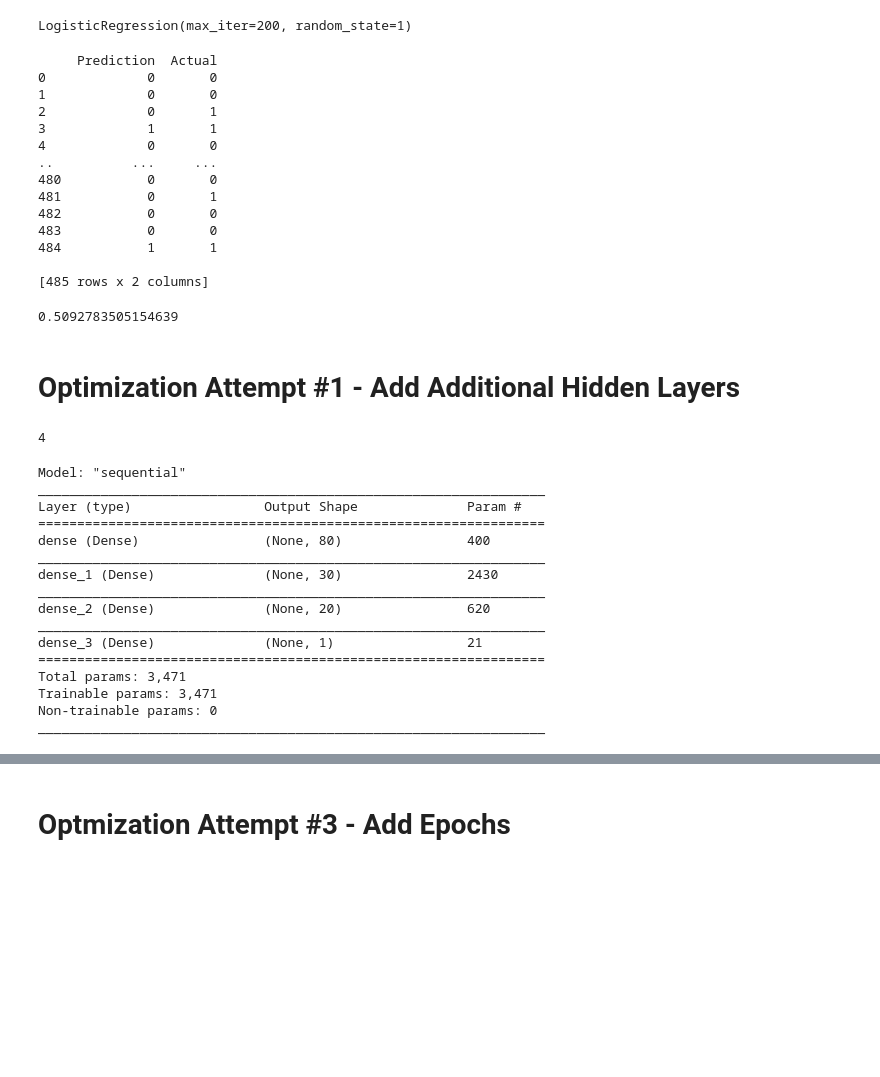
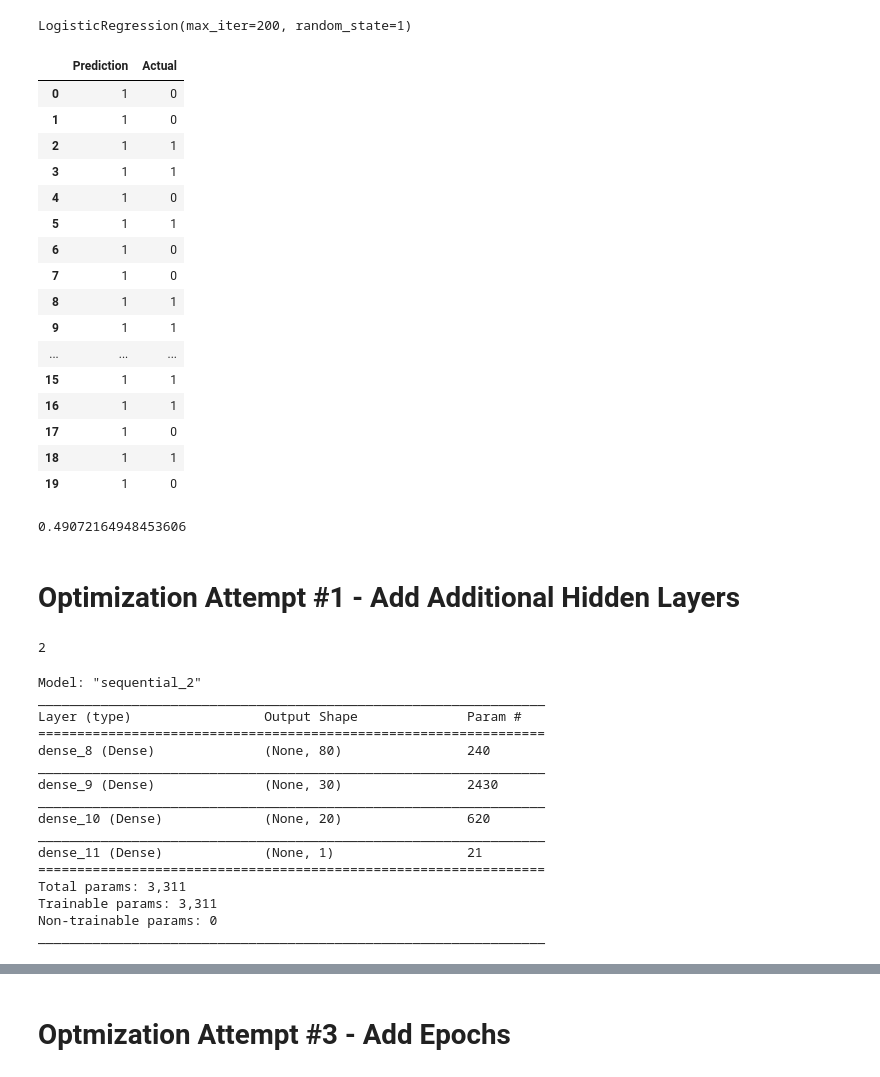
Before and after one commit to BooneyBeCoding/final_project, a Jupyter notebook: Reddit_VADER_MLM.ipynb, the cells around one changed output, grey strips where cells are left out. Drawn from its saved outputs; the diff is of its cells as text; code cells hidden in the pictures; blank space fills up the shorter version.

Commit message:
adding back in "score" and "num of comments"

```diff
--- a/Reddit_VADER_MLM.ipynb
+++ b/Reddit_VADER_MLM.ipynb
@@ -170,7 +168,7 @@ reddit_df
 # %%
 # Creating X and Y sets
 y = reddit_df["subreddit"]
-X = reddit_df.drop(columns=["subreddit","title","url","date","num_comments","score"])
+X = reddit_df.drop(columns=["subreddit","title","url","date","compound","neu","neg","pos"])
 # %%
 # Breaking sets into train and test.
 from sklearn.model_selection import train_test_split
@@ -188,48 +186,61 @@ y.value_counts()
 0    987
 1    953
 Name: subreddit, dtype: int64
+# %%
+# create scaler instances
+scaler = StandardScaler()
+
+# fit scaler
+X_scaler = scaler.fit(X_train)
+
+# scale data
+X_train_scaled = X_scaler.transform(X_train)
+X_test_scaled = X_scaler.transform(X_test)
 # %%
 from sklearn.linear_model import LogisticRegression
 classifier = LogisticRegression(solver='lbfgs',
                                 max_iter=200,
                                 random_state=1)
 # %%
-classifier.fit(X_train, y_train)
+classifier.fit(X_train_scaled, y_train)
 # %% [output]
 LogisticRegression(max_iter=200, random_state=1)
 # %%
 y_pred = classifier.predict(X_test)
 results = pd.DataFrame({"Prediction": y_pred, "Actual": y_test}).reset_index(drop=True)
-print(results)
+results.head(20)
 # %% [output]
-     Prediction  Actual
-0             0       0
-1             0       0
-2             0       1
-3             1       1
-4             0       0
-..          ...     ...
-480           0       0
-481           0       1
-482           0       0
-483           0       0
-484           1       1
-
-[485 rows x 2 columns]
+|  | Prediction | Actual |
+| 0 | 1 | 0 |
+| 1 | 1 | 0 |
+| 2 | 1 | 1 |
+| 3 | 1 | 1 |
+| 4 | 1 | 0 |
+| 5 | 1 | 1 |
+| 6 | 1 | 0 |
+| 7 | 1 | 0 |
+| 8 | 1 | 1 |
+| 9 | 1 | 1 |
+| ... | ... | ... |
+| 15 | 1 | 1 |
+| 16 | 1 | 1 |
+| 17 | 1 | 0 |
+| 18 | 1 | 1 |
+| 19 | 1 | 0 |
 # %%
 from sklearn.metrics import accuracy_score
 print(accuracy_score(y_test, y_pred))
 # %% [output]
-0.5092783505154639
+0.49072164948453606
 # %% [markdown]
 # Optimization Attempt #1 - Add Additional Hidden Layers
 # %%
-X_train.shape[1]
+X_train_scaled.shape[1]
 # %% [output]
-4
+2
 # %%
 # define model
-number_input_features = X_train.shape[1]
+number_input_features = X_train_scaled.shape[1]
 hidden_nodes_layer1 = 80
 hidden_nodes_layer2 = 30
 hidden_nodes_layer3 = 20
@@ -251,20 +262,20 @@ nn.add(tf.keras.layers.Dense(units=1, activation='sigmoid'))
 # check structure of model
 nn.summary()
 # %% [output]
-Model: "sequential"
+Model: "sequential_2"
 _________________________________________________________________
 Layer (type)                 Output Shape              Param #
 =================================================================
-dense (Dense)                (None, 80)                400
+dense_8 (Dense)              (None, 80)                240
 _________________________________________________________________
-dense_1 (Dense)              (None, 30)                2430
+dense_9 (Dense)              (None, 30)                2430
 _________________________________________________________________
-dense_2 (Dense)              (None, 20)                620
+dense_10 (Dense)             (None, 20)                620
 _________________________________________________________________
-dense_3 (Dense)              (None, 1)                 21
+dense_11 (Dense)             (None, 1)                 21
 =================================================================
-Total params: 3,471
-Trainable params: 3,471
+Total params: 3,311
+Trainable params: 3,311
 Non-trainable params: 0
 _________________________________________________________________
 # %%
```
Also changed, not shown: parts of 14 cells of this notebook, 4 other files.
